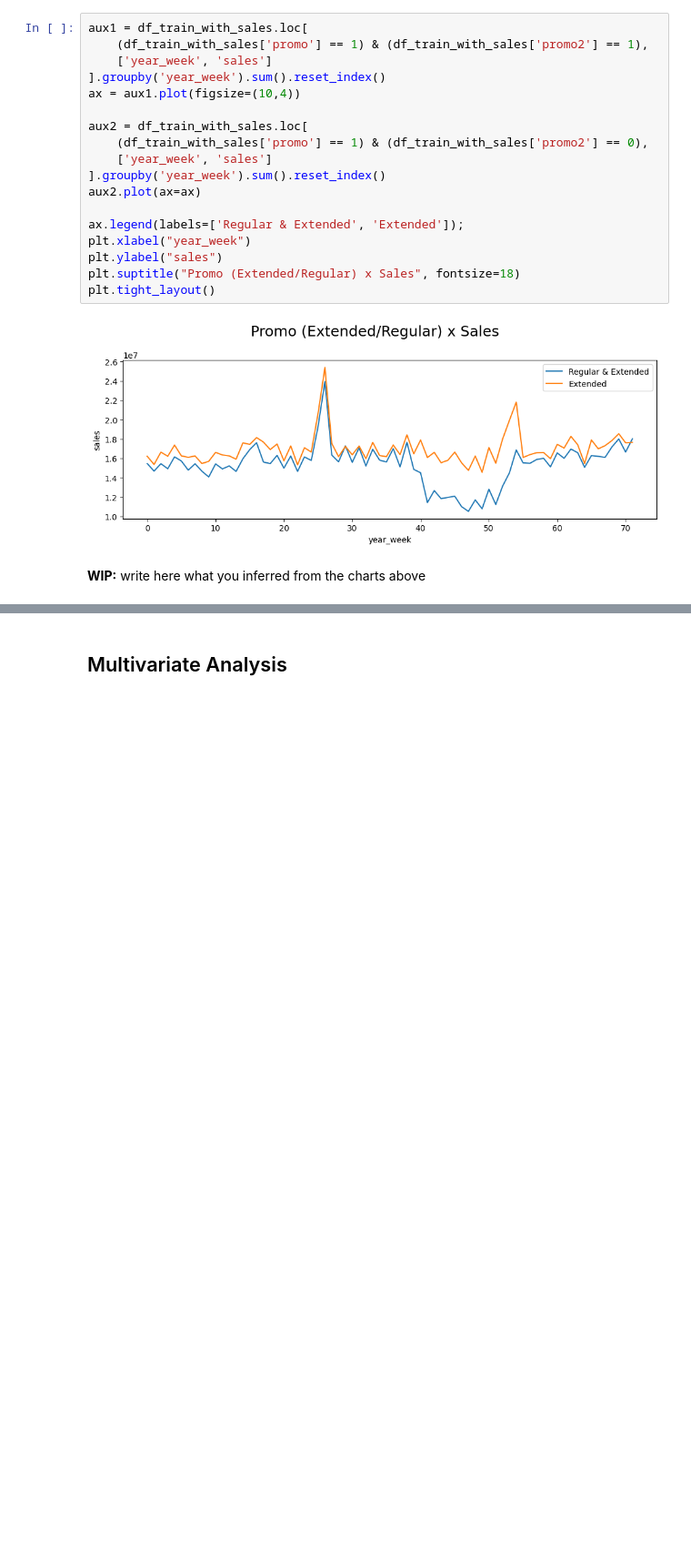
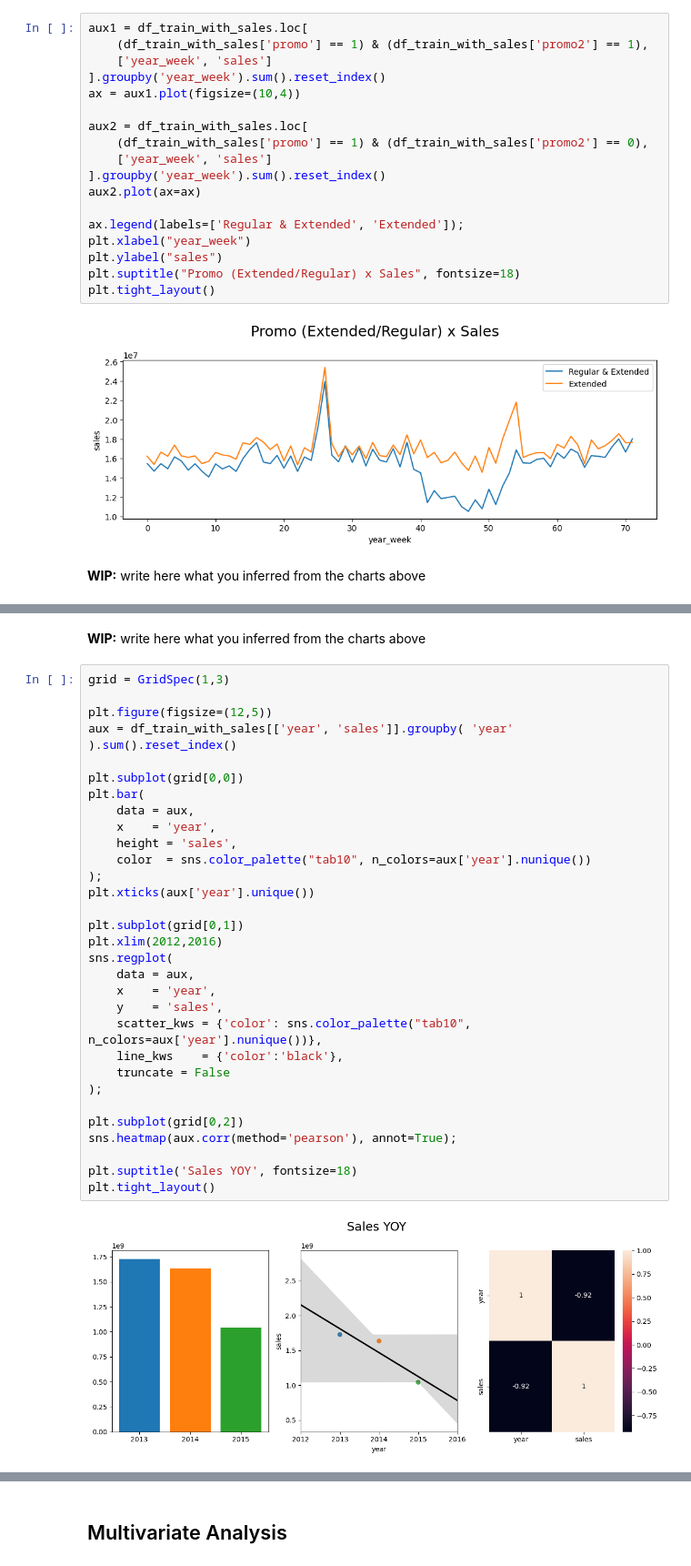
Before and after one commit to duancleypaul/repos, a Jupyter notebook: Rossmann Store Sales/rossmann-store-sales.ipynb, the cells around one changed output, grey strips where cells are left out. Shown at 91% size. Drawn from its saved outputs; the diff is of its cells as text; blank space fills up the shorter version.

```diff
--- a/Rossmann Store Sales/rossmann-store-sales.ipynb
+++ b/Rossmann Store Sales/rossmann-store-sales.ipynb
@@ -657,0 +624,35 @@ dtype: object
+# %% [markdown]
+**WIP:** write here what you inferred from the charts above
+# %%
+grid = GridSpec(1,3)
+
+plt.figure(figsize=(12,5))
+aux = df_train_with_sales[['year', 'sales']].groupby( 'year' ).sum().reset_index()
+
+plt.subplot(grid[0,0])
+plt.bar(
+    data = aux,
+    x    = 'year',
+    height = 'sales',
+    color  = sns.color_palette("tab10", n_colors=aux['year'].nunique())
+);
+plt.xticks(aux['year'].unique())
+
+plt.subplot(grid[0,1])
+plt.xlim(2012,2016)
+sns.regplot(
+    data = aux,
+    x    = 'year',
+    y    = 'sales',
+    scatter_kws = {'color': sns.color_palette("tab10", n_colors=aux['year'].nunique())},
+    line_kws    = {'color':'black'},
+    truncate = False
+);
+
+plt.subplot(grid[0,2])
+sns.heatmap(aux.corr(method='pearson'), annot=True);
+
+plt.suptitle('Sales YOY', fontsize=18)
+plt.tight_layout()
+# %% [output]
+[figure, added]
```
Also changed, not shown: parts of 19 cells of this notebook.
